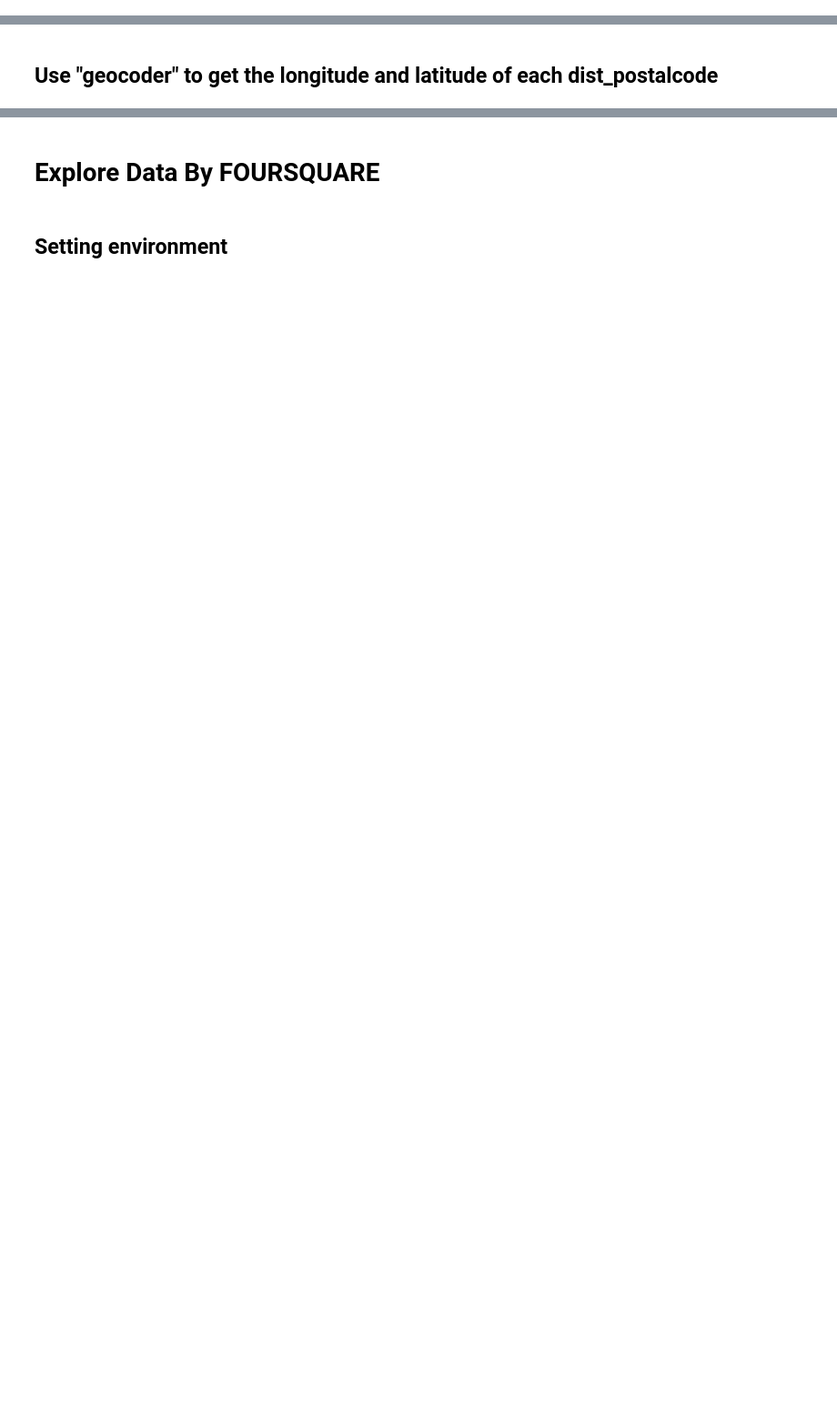
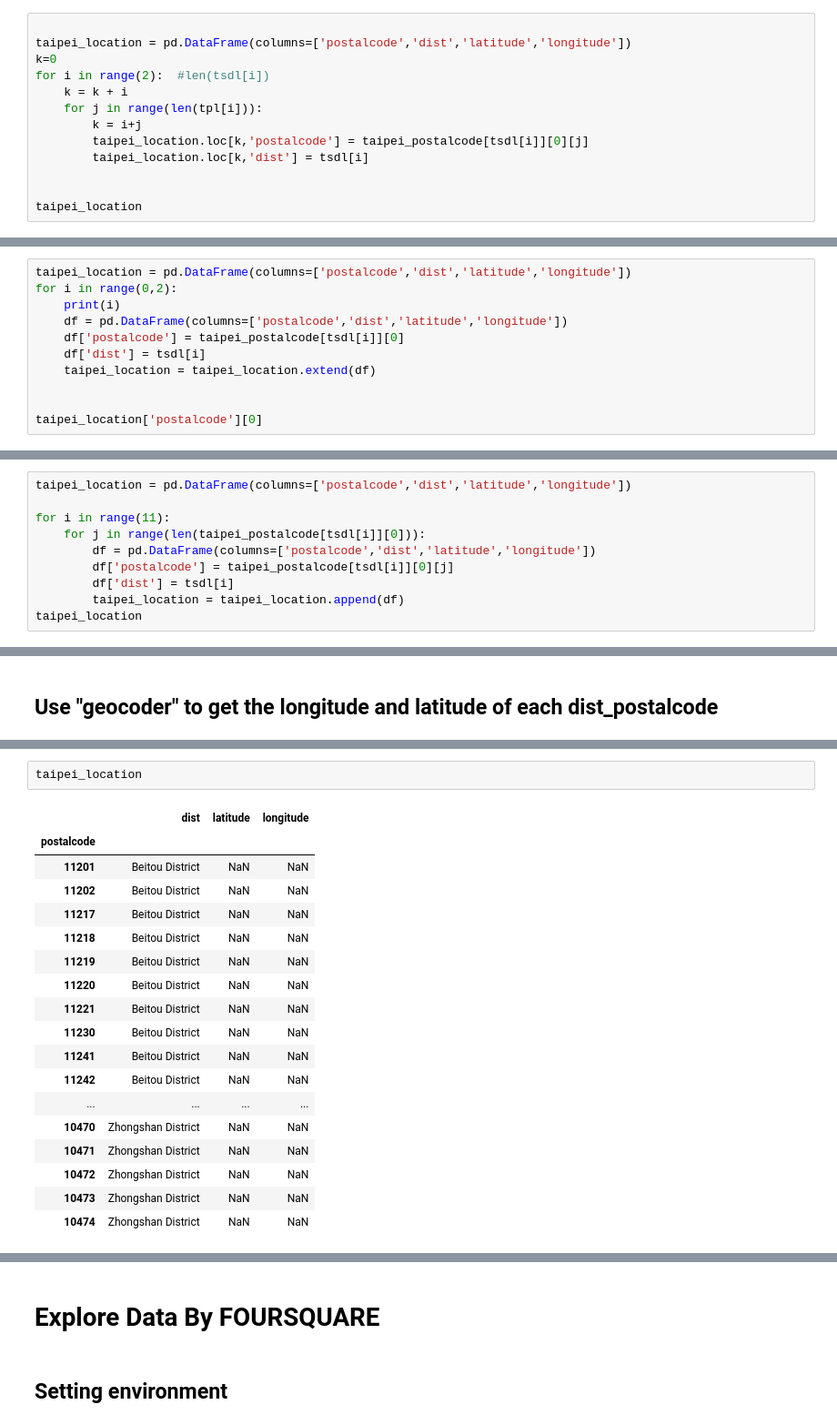
Before and after one commit to YuchiBai/Capsotne_project, a Jupyter notebook: capstone_project.ipynb, the cells around one changed output, grey strips where cells are left out. Shown at 91% size. Drawn from its saved outputs; the diff is of its cells as text; blank space fills up the shorter version.

```diff
--- a/capstone_project.ipynb
+++ b/capstone_project.ipynb
@@ -79,0 +85,13 @@ taipei_postalcode
+# %%
+
+taipei_location = pd.DataFrame(columns=['postalcode','dist','latitude','longitude'])
+k=0
+for i in range(2):  #len(tsdl[i])
+    k = k + i
+    for j in range(len(tpl[i])):
+        k = i+j
+        taipei_location.loc[k,'postalcode'] = taipei_postalcode[tsdl[i]][0][j]
+        taipei_location.loc[k,'dist'] = tsdl[i]
+
+
+taipei_location
@@ -79,0 +102,11 @@ taipei_postalcode
+# %%
+taipei_location = pd.DataFrame(columns=['postalcode','dist','latitude','longitude'])
+for i in range(0,2):
+    print(i)
+    df = pd.DataFrame(columns=['postalcode','dist','latitude','longitude'])
+    df['postalcode'] = taipei_postalcode[tsdl[i]][0]
+    df['dist'] = tsdl[i]
+    taipei_location = taipei_location.extend(df)
+
+
+taipei_location['postalcode'][0]
@@ -79,0 +116,10 @@ taipei_postalcode
+# %%
+taipei_location = pd.DataFrame(columns=['postalcode','dist','latitude','longitude'])
+
+for i in range(11):
+    for j in range(len(taipei_postalcode[tsdl[i]][0])):
+        df = pd.DataFrame(columns=['postalcode','dist','latitude','longitude'])
+        df['postalcode'] = taipei_postalcode[tsdl[i]][0][j]
+        df['dist'] = tsdl[i]
+        taipei_location = taipei_location.append(df)
+taipei_location
@@ -86,0 +130,21 @@ print((location_Newyork.latitude, location_Newyork.longitude))
+# %%
+taipei_location
+# %% [output]
+|  | dist | latitude | longitude |
+| postalcode |  |  |  |
+| 11201 | Beitou District | NaN | NaN |
+| 11202 | Beitou District | NaN | NaN |
+| 11217 | Beitou District | NaN | NaN |
+| 11218 | Beitou District | NaN | NaN |
+| 11219 | Beitou District | NaN | NaN |
+| 11220 | Beitou District | NaN | NaN |
+| 11221 | Beitou District | NaN | NaN |
+| 11230 | Beitou District | NaN | NaN |
+| 11241 | Beitou District | NaN | NaN |
+| 11242 | Beitou District | NaN | NaN |
+| ... | ... | ... | ... |
+| 10470 | Zhongshan District | NaN | NaN |
+| 10471 | Zhongshan District | NaN | NaN |
+| 10472 | Zhongshan District | NaN | NaN |
+| 10473 | Zhongshan District | NaN | NaN |
+| 10474 | Zhongshan District | NaN | NaN |
```
Also changed, not shown: parts of 21 cells of this notebook.
